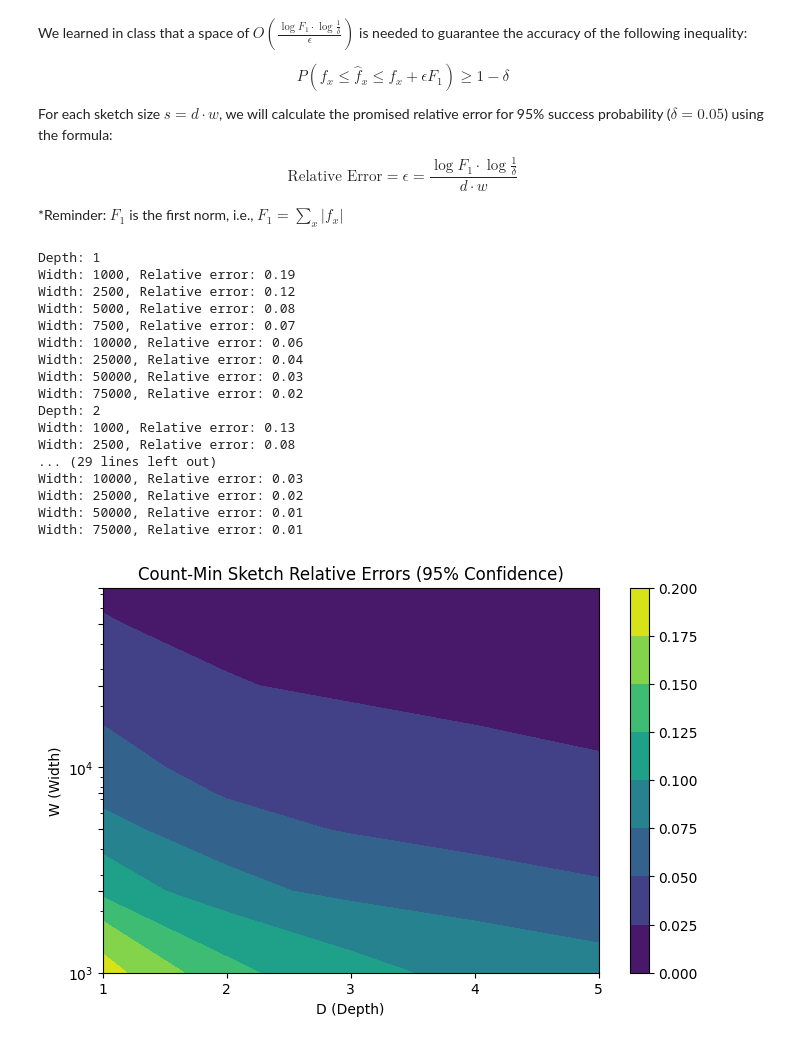
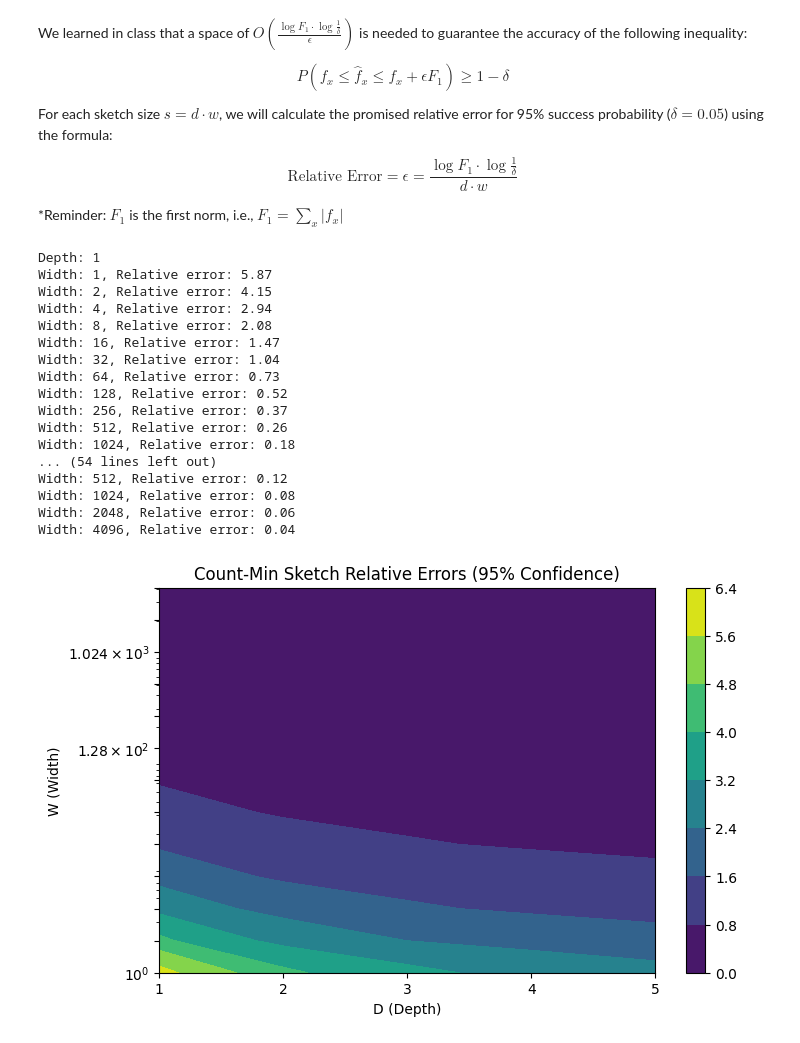
Before and after one commit to Gal-Noy/MSC-Data-Streaming-Algorithms, a Jupyter notebook: FM_CountMin/FM_CountMin.ipynb, the cells around one changed output. Drawn from its saved outputs; the diff is of its cells as text; code cells hidden in the pictures.

```diff
--- a/FM_CountMin/FM_CountMin.ipynb
+++ b/FM_CountMin/FM_CountMin.ipynb
@@ -327,7 +327,7 @@ FM estimators: s=64, Relative error: 0.25
 FM estimators: s=128, Relative error: 0.18
 FM estimators: s=256, Relative error: 0.12
 # %%
-def plot_contour(grid: np.ndarray, title: str, A: list, B: list, labels: tuple, use_log: bool = False, cmap='viridis'):
+def plot_contour(grid: np.ndarray, title: str, A: list, B: list, labels: tuple, log_y: bool = True, log_metric: bool = False, cmap='viridis'):
     """
     Plot a contour plot.
     :param grid: The grid to plot
@@ -335,14 +335,16 @@ def plot_contour(grid: np.ndarray, title: str, A: list, B: list, labels: tuple,
     :param A: The values of the first axis
     :param B: The values of the second axis
     :param labels: The labels of the axes
-    :param use_log: Whether to use log scale for the axes
+    :param log_y: Whether to use log scale for the y-axis
+    :param log_metric: Whether to use log scale for the metric
     :param cmap: The colormap to use
     """
-    contour = plt.contourf(A, B, np.log10(grid) if use_log else grid, cmap=cmap)
+    contour = plt.contourf(A, B, np.log10(grid) if log_metric else grid, cmap=cmap)
     plt.colorbar(contour)
     plt.xlabel(labels[0])
     plt.ylabel(labels[1])
-    plt.yscale("log")
+    if log_y:
+        plt.yscale("log")
     plt.title(title)
     plt.xticks(A)
     plt.yticks(B)
@@ -454,42 +456,42 @@ $$
 *Reminder: $F_1$ is the first norm, i.e., $F_1 = \sum_x |f_x|$
 # %%
 D = [1, 2, 3, 4, 5]
-W = [1000, 2500, 5000, 7500, 10000, 25000, 50000, 75000]
+W = [2**i for i in range(13)]
 
 count_min_results = {}
 count_min_relative_errors = np.zeros((len(W), len(D)))
 
 for _d, d in enumerate(D):
     print(f"Depth: {d}")
     count_min_results[d] = {}
     for _w, w in enumerate(W):
         epsilon = np.sqrt(np.log(NUM_ELEMENTS) * np.log(1 / delta) / (d * w))  # F1 = NUM_ELEMENTS
         print(f"Width: {w}, Relative error: {epsilon:.2f}")
         count_min_results[d][w] = [count_min_sketch(stream, d, w, i**3) for i in range(NUM_RUNS)]
         count_min_relative_errors[_w, _d] = epsilon
 
 D_label = 'D (Depth)'
 W_label = 'W (Width)'
 
 plt.figure(figsize=(8, 5))
 plot_contour(count_min_relative_errors, "Count-Min Sketch Relative Errors (95% Confidence)", D, W, (D_label, W_label))
 plt.show()
 # %% [output]
 Depth: 1
-Width: 1000, Relative error: 0.19
-Width: 2500, Relative error: 0.12
-Width: 5000, Relative error: 0.08
-Width: 7500, Relative error: 0.07
-Width: 10000, Relative error: 0.06
-Width: 25000, Relative error: 0.04
-Width: 50000, Relative error: 0.03
-Width: 75000, Relative error: 0.02
-Depth: 2
-Width: 1000, Relative error: 0.13
-Width: 2500, Relative error: 0.08
-... (29 lines left out)
-Width: 10000, Relative error: 0.03
-Width: 25000, Relative error: 0.02
-Width: 50000, Relative error: 0.01
-Width: 75000, Relative error: 0.01
+Width: 1, Relative error: 5.87
+Width: 2, Relative error: 4.15
+Width: 4, Relative error: 2.94
+Width: 8, Relative error: 2.08
+Width: 16, Relative error: 1.47
+Width: 32, Relative error: 1.04
+Width: 64, Relative error: 0.73
+Width: 128, Relative error: 0.52
+Width: 256, Relative error: 0.37
+Width: 512, Relative error: 0.26
+Width: 1024, Relative error: 0.18
+... (54 lines left out)
+Width: 512, Relative error: 0.12
+Width: 1024, Relative error: 0.08
+Width: 2048, Relative error: 0.06
+Width: 4096, Relative error: 0.04
-[figure, old version]
+[figure, new version]
```
Also changed, not shown: parts of 6 cells of this notebook.
